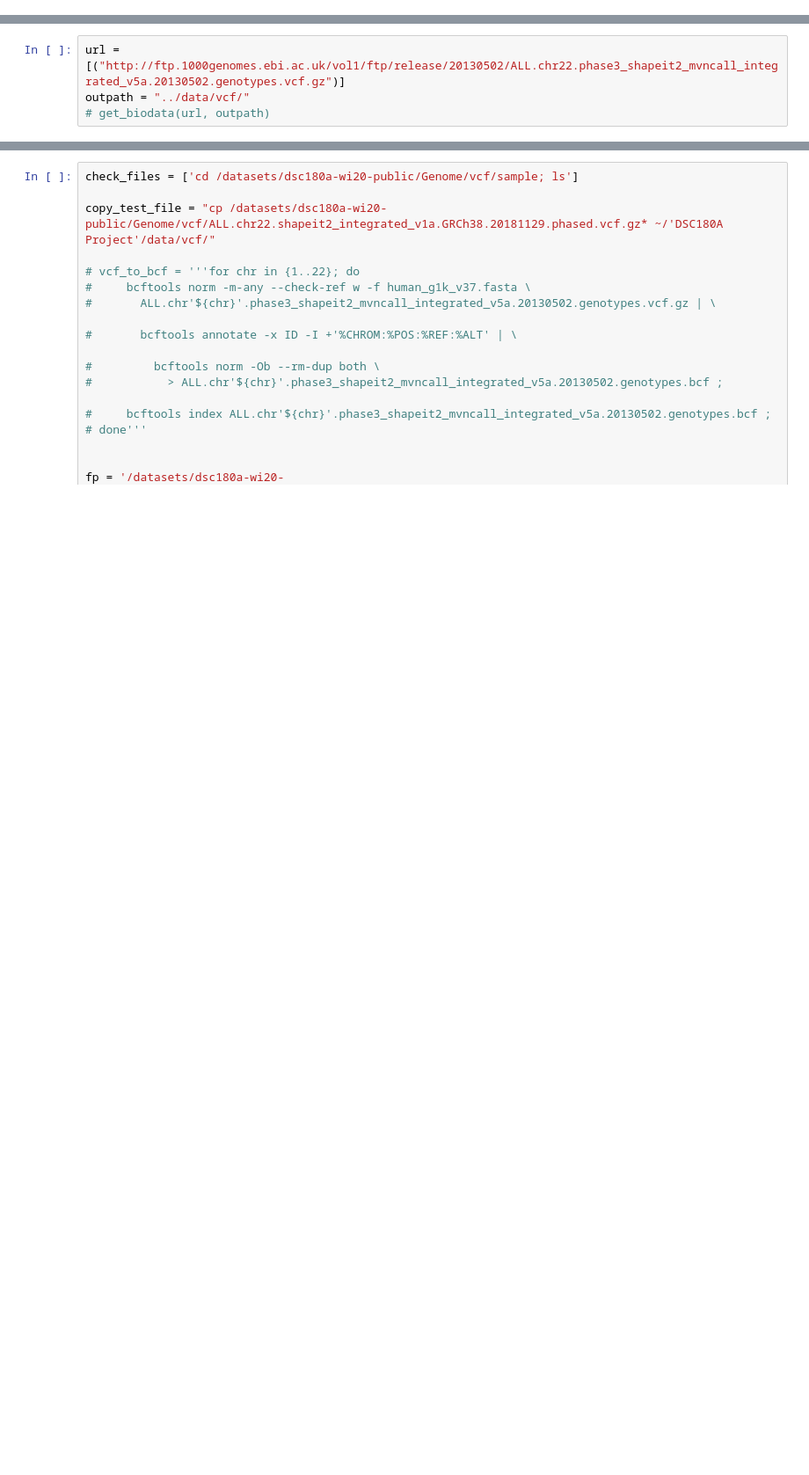
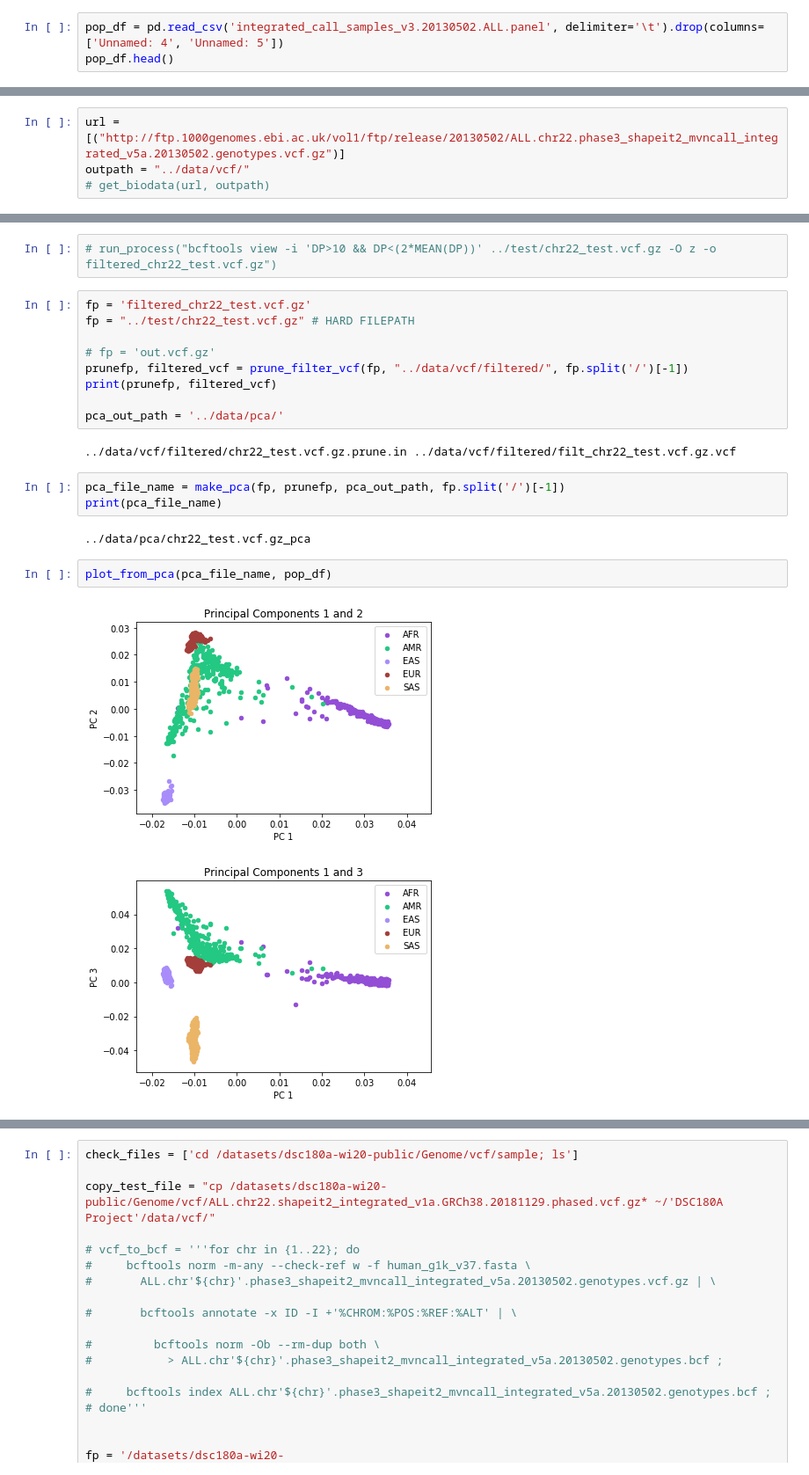
Before and after one commit to pserket/Clustering-Human-Genome, a Jupyter notebook: notebooks/vcf filter.ipynb, the cells around one changed output, grey strips where cells are left out. Shown at 88% size. Drawn from its saved outputs; the diff is of its cells as text; blank space fills up the shorter version.

```diff
--- a/notebooks/vcf filter.ipynb
+++ b/notebooks/vcf filter.ipynb
@@ -3,0 +97,3 @@ import pandas as pd
+# %%
+pop_df = pd.read_csv('integrated_call_samples_v3.20130502.ALL.panel', delimiter='\t').drop(columns=['Unnamed: 4', 'Unnamed: 5'])
+pop_df.head()
@@ -136,0 +347,23 @@ def plot_from_pca(pca_file_name):
+# %%
+# run_process("bcftools view -i 'DP>10 && DP<(2*MEAN(DP))' ../test/chr22_test.vcf.gz -O z -o filtered_chr22_test.vcf.gz")
+# %%
+fp = 'filtered_chr22_test.vcf.gz'
+fp = "../test/chr22_test.vcf.gz" # HARD FILEPATH
+
+# fp = 'out.vcf.gz'
+prunefp, filtered_vcf = prune_filter_vcf(fp, "../data/vcf/filtered/", fp.split('/')[-1])
+print(prunefp, filtered_vcf)
+
+pca_out_path = '../data/pca/'
+# %% [output]
+../data/vcf/filtered/chr22_test.vcf.gz.prune.in ../data/vcf/filtered/filt_chr22_test.vcf.gz.vcf
+# %%
+pca_file_name = make_pca(fp, prunefp, pca_out_path, fp.split('/')[-1])
+print(pca_file_name)
+# %% [output]
+../data/pca/chr22_test.vcf.gz_pca
+# %%
+plot_from_pca(pca_file_name, pop_df)
+# %% [output]
+[figure, added]
+[figure, added]
```
Also changed, not shown: parts of 51 cells of this notebook, 10 other files.
